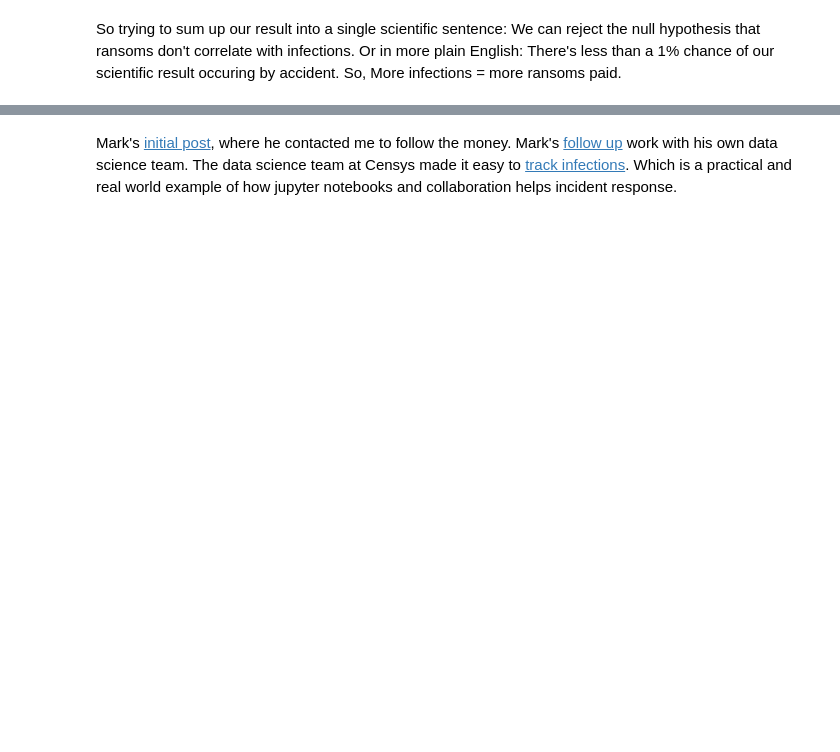
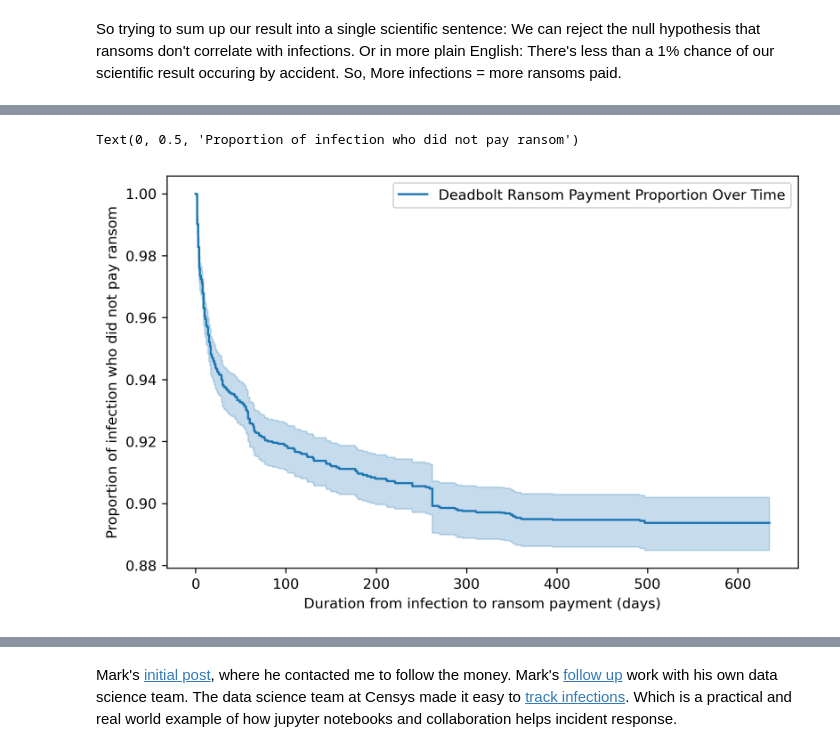
Before and after one commit to illordlo/first-tutorial, a Jupyter notebook: content/Lesson_03.ipynb, the cells around one changed output, grey strips where cells are left out. Cells and saved outputs as stored; diff of their text form; code cells hidden in the pictures; blank space fills up the shorter version.

```diff
--- a/content/Lesson_03.ipynb
+++ b/content/Lesson_03.ipynb
@@ -126,6 +213,10 @@ plt.xticks(rotation=45)
 # %%
-payment_list = pd.to_datetime(family_ransoms['received_datetime'],format='ISO8601').dt.date.to_list()
-non_payment_list = [None]*(4988-len(payment_list))
+max_daily_infections = max(infection_timeseries['Count'])
+print("Maximum daily infections", max_daily_infections )
+payment_list = family_ransoms['received_datetime'].dt.date.to_list()
+non_payment_list = [None]*(max_daily_infections-len(payment_list))
 full_list = payment_list + non_payment_list
-d = {'infection':['2022-01-24']*max(infection_timeseries['Count']),'payment':full_list}
+d = {'infection' : ['2022-01-24']*max_daily_infections,
+     'payment'   : full_list}
 survival_analysis = pd.DataFrame(d)
+survival_analysis
@@ -132,11 +238,14 @@ survival_analysis = pd.DataFrame(d)
 # %%
-kmf = KaplanMeierFitter()
+kmf = Kaplan-Meier estimate ()
 survival_analysis = survival_analysis.reset_index()
 survival_analysis = survival_analysis[['infection','payment']]
 T, E = datetimes_to_durations(survival_analysis['infection'], survival_analysis['payment'], freq='D')
 kmf.fit(T, E, label='Deadbolt Ransom Payment Proportion Over Time')
 kmf.plot()
 plt.xlabel('Duration from infection to ransom payment (days)')
 plt.ylabel('Proportion of infection who did not pay ransom')
+# %% [output]
+Text(0, 0.5, 'Proportion of infection who did not pay ransom')
+[figure, added]
 # %%
 kmf.confidence_interval_
```
Also changed, not shown: parts of 22 cells of this notebook.
